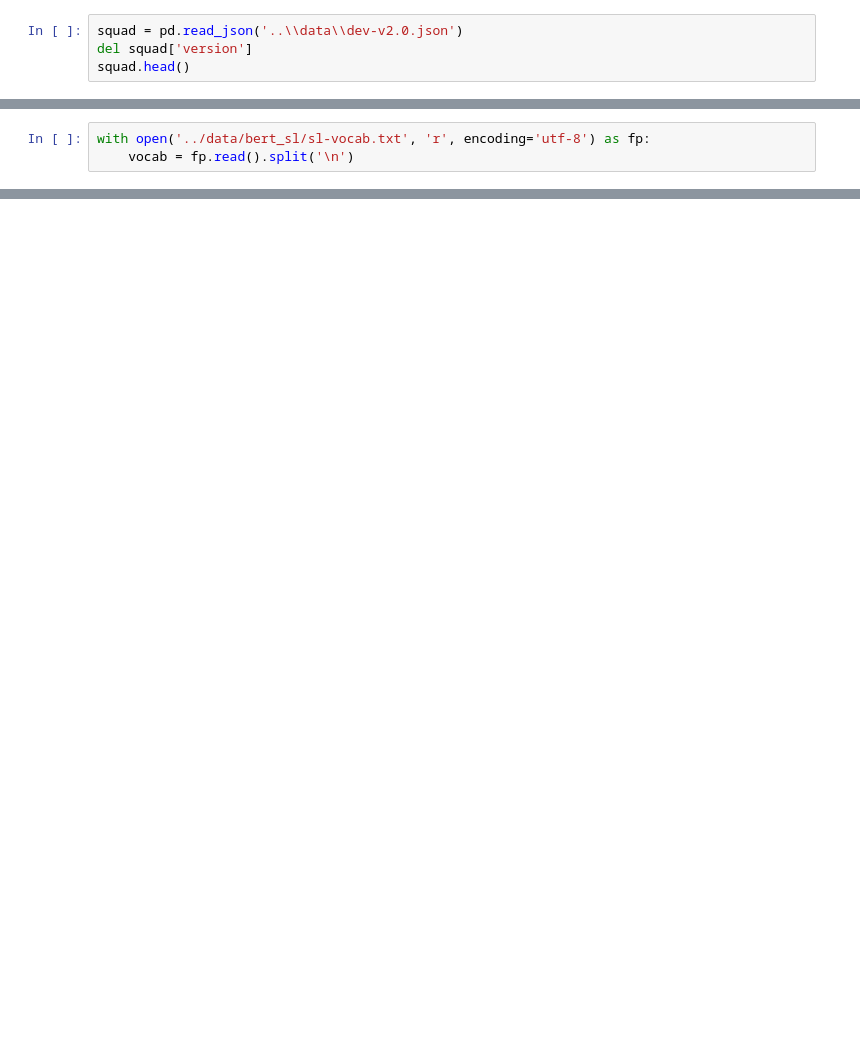
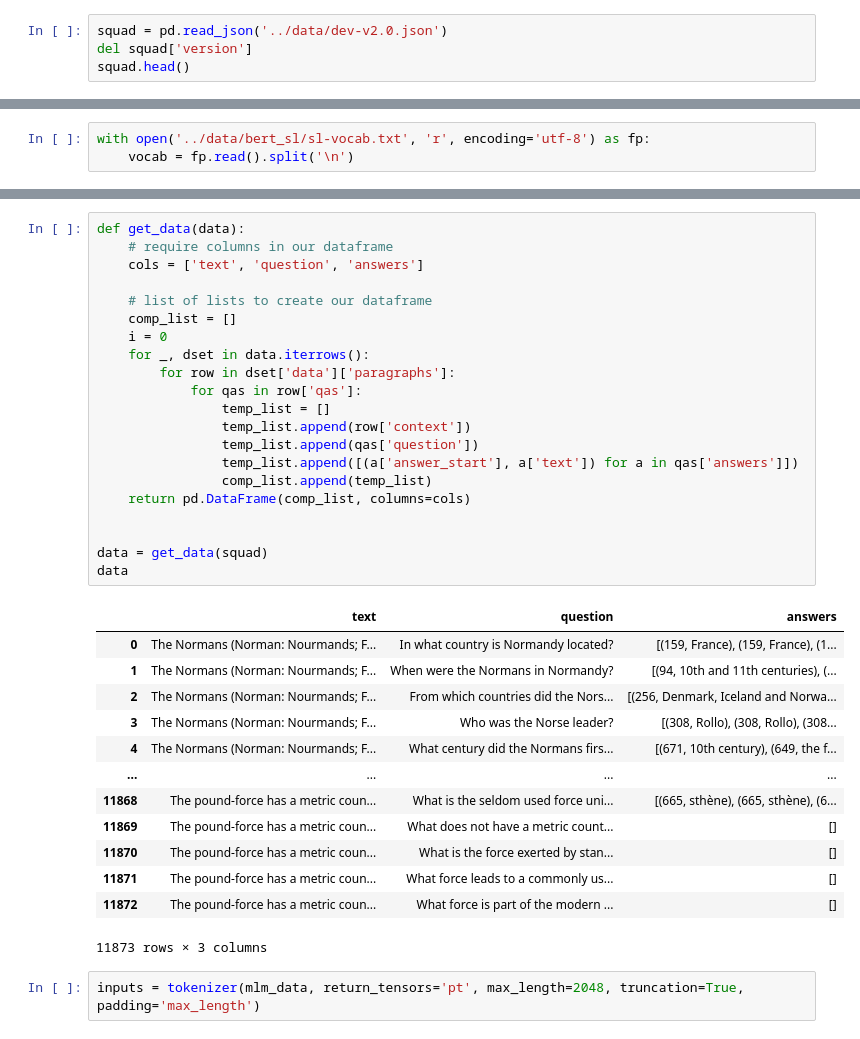
Before and after one commit to gorencnace/NLP, a Jupyter notebook: code/code.ipynb, the cells around one changed output, grey strips where cells are left out. Cells and saved outputs as stored; diff of their text form; blank space fills up the shorter version.

```diff
--- a/code/code.ipynb
+++ b/code/code.ipynb
@@ -13,5 +14,5 @@ from transformers import BertForQuestionAnswering, BertTokenizer
 # %%
-squad = pd.read_json('..\\data\\dev-v2.0.json')
+squad = pd.read_json('../data/dev-v2.0.json')
 del squad['version']
 squad.head()
 # %% [output]
@@ -294,0 +372,37 @@ sloven
+# %%
+def get_data(data):
+    # require columns in our dataframe
+    cols = ['text', 'question', 'answers']
+
+    # list of lists to create our dataframe
+    comp_list = []
+    i = 0
+    for _, dset in data.iterrows():
+        for row in dset['data']['paragraphs']:
+            for qas in row['qas']:
+                temp_list = []
+                temp_list.append(row['context'])
+                temp_list.append(qas['question'])
+                temp_list.append([(a['answer_start'], a['text']) for a in qas['answers']])
+                comp_list.append(temp_list)
+    return pd.DataFrame(comp_list, columns=cols)
+
+
+data = get_data(squad)
+data
+# %% [output]
+|  | text | question | answers |
+| 0 | The Normans (Norman: Nourmands; F... | In what country is Normandy located? | [(159, France), (159, France), (1... |
+| 1 | The Normans (Norman: Nourmands; F... | When were the Normans in Normandy? | [(94, 10th and 11th centuries), (... |
+| 2 | The Normans (Norman: Nourmands; F... | From which countries did the Nors... | [(256, Denmark, Iceland and Norwa... |
+| 3 | The Normans (Norman: Nourmands; F... | Who was the Norse leader? | [(308, Rollo), (308, Rollo), (308... |
+| 4 | The Normans (Norman: Nourmands; F... | What century did the Normans firs... | [(671, 10th century), (649, the f... |
+| ... | ... | ... | ... |
+| 11868 | The pound-force has a metric coun... | What is the seldom used force uni... | [(665, sthène), (665, sthène), (6... |
+| 11869 | The pound-force has a metric coun... | What does not have a metric count... | [] |
+| 11870 | The pound-force has a metric coun... | What is the force exerted by stan... | [] |
+| 11871 | The pound-force has a metric coun... | What force leads to a commonly us... | [] |
+| 11872 | The pound-force has a metric coun... | What force is part of the modern ... | [] |
+11873 rows × 3 columns
+# %%
+inputs = tokenizer(mlm_data, return_tensors='pt', max_length=2048, truncation=True, padding='max_length')
```
Also changed, not shown: parts of 33 cells of this notebook, 2 other files.
